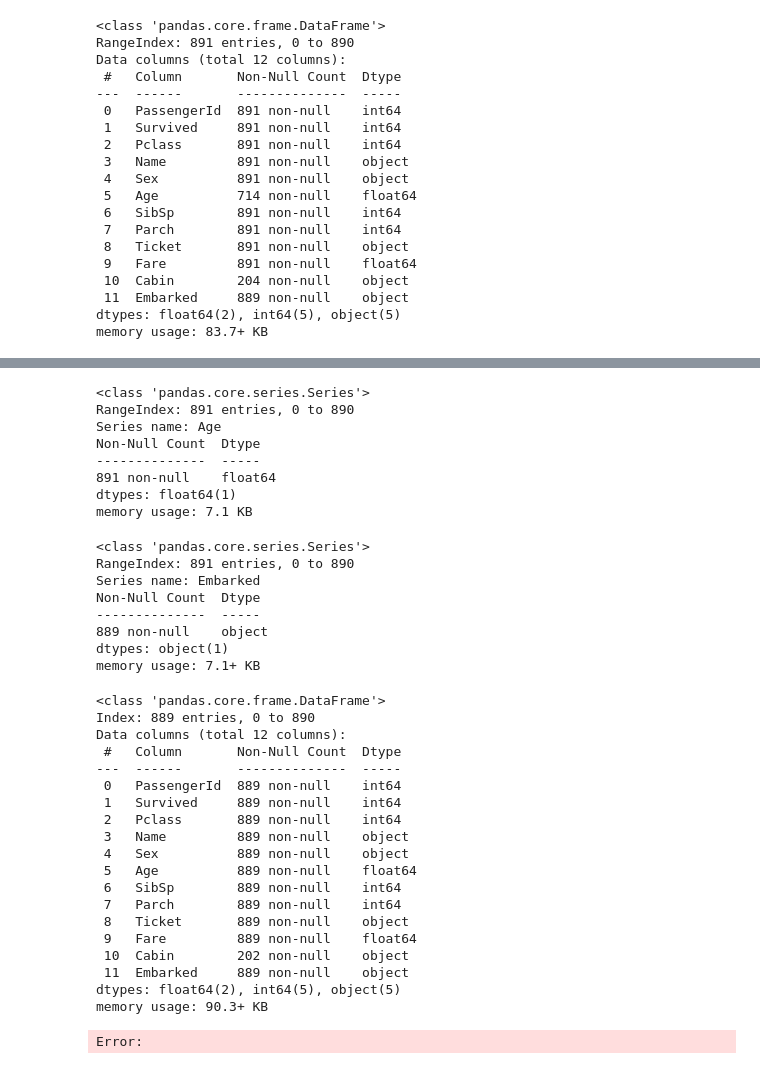
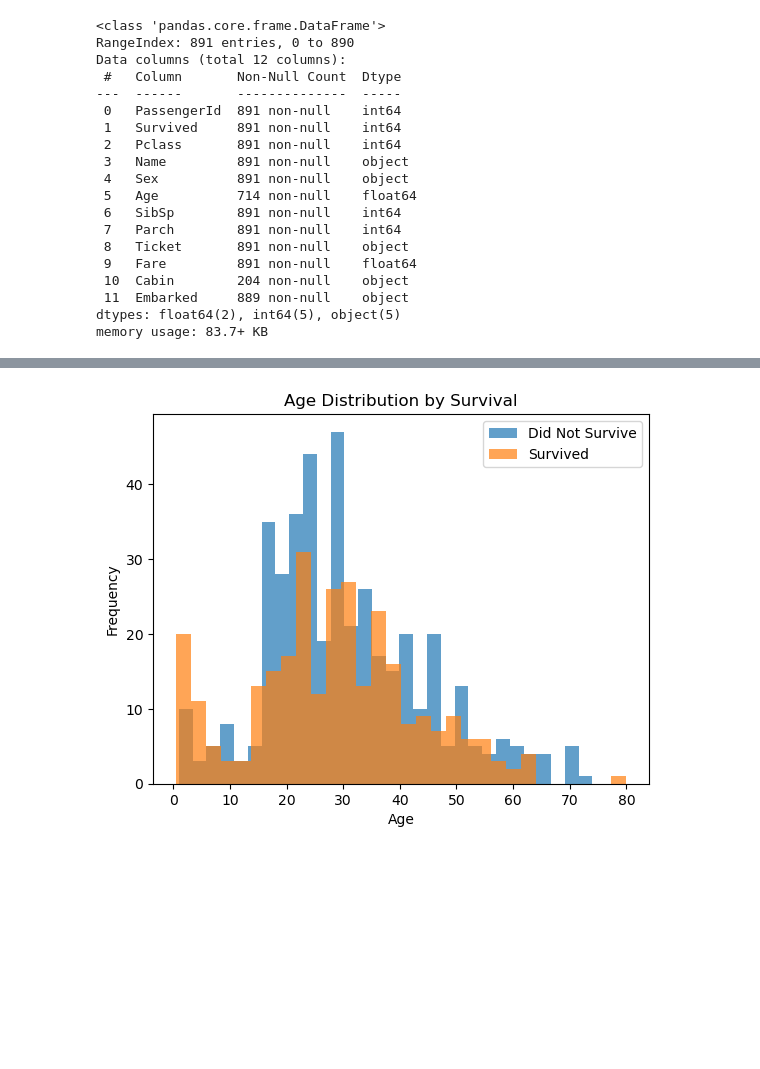
Before and after one commit to NewGencodeX/Titanic-Survival-Prediction, a Jupyter notebook: notebooks/01_data_exploration.ipynb, the cells around one changed output, grey strips where cells are left out. Cells and saved outputs as stored; diff of their text form; code cells hidden in the pictures; blank space fills up the shorter version.

```diff
--- a/notebooks/01_data_exploration.ipynb
+++ b/notebooks/01_data_exploration.ipynb
@@ -87,22 +95,16 @@ df["Age"] = df["Age"].fillna(df["Age"].median())
 # %%
-df["Age"].info()
+survived_age = df[df['Survived'] == 1]['Age'].dropna()
+not_survived_age = df[df['Survived'] == 0]['Age'].dropna()
+
+plt.hist(not_survived_age, bins=30, alpha=0.7, label='Did Not Survive')
+plt.hist(survived_age, bins=30, alpha=0.7, label='Survived')
+
+plt.title("Age Distribution by Survival")
+plt.xlabel("Age")
+plt.ylabel("Frequency")
+plt.legend()
+
+plt.savefig("../outputs/figures/survival_by_age.png", dpi=300, bbox_inches="tight")
+plt.show()
 # %% [output]
-<class 'pandas.core.series.Series'>
-RangeIndex: 891 entries, 0 to 890
-Series name: Age
-Non-Null Count  Dtype
---------------  -----
-891 non-null    float64
-dtypes: float64(1)
-memory usage: 7.1 KB
+[figure, added]
-# %%
-df["Embarked"].info()
-# %% [output]
-<class 'pandas.core.series.Series'>
-RangeIndex: 891 entries, 0 to 890
-Series name: Embarked
-Non-Null Count  Dtype
---------------  -----
-889 non-null    object
-dtypes: object(1)
-memory usage: 7.1+ KB
@@ -111,23 +110,0 @@ df = df.dropna(subset=["Embarked"])
-# %%
-df.info()
-# %% [output]
-<class 'pandas.core.frame.DataFrame'>
-Index: 889 entries, 0 to 890
-Data columns (total 12 columns):
- #   Column       Non-Null Count  Dtype
----  ------       --------------  -----
- 0   PassengerId  889 non-null    int64
- 1   Survived     889 non-null    int64
- 2   Pclass       889 non-null    int64
- 3   Name         889 non-null    object
- 4   Sex          889 non-null    object
- 5   Age          889 non-null    float64
- 6   SibSp        889 non-null    int64
- 7   Parch        889 non-null    int64
- 8   Ticket       889 non-null    object
- 9   Fare         889 non-null    float64
- 10  Cabin        202 non-null    object
- 11  Embarked     889 non-null    object
-dtypes: float64(2), int64(5), object(5)
-memory usage: 90.3+ KB
-Error:
```
Also changed, not shown: parts of 5 cells of this notebook, 5 other files.
